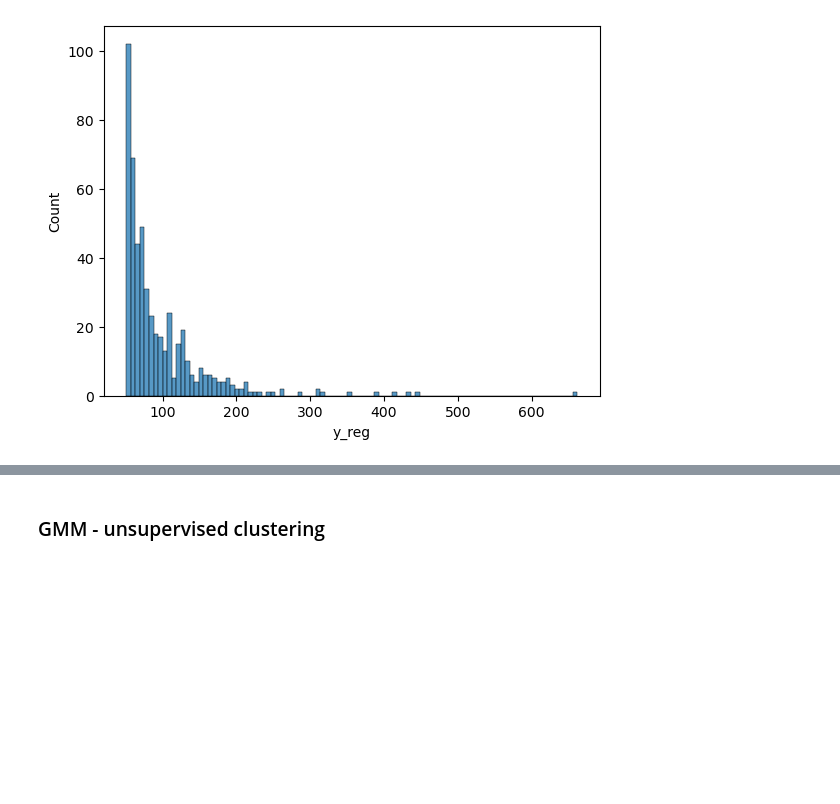
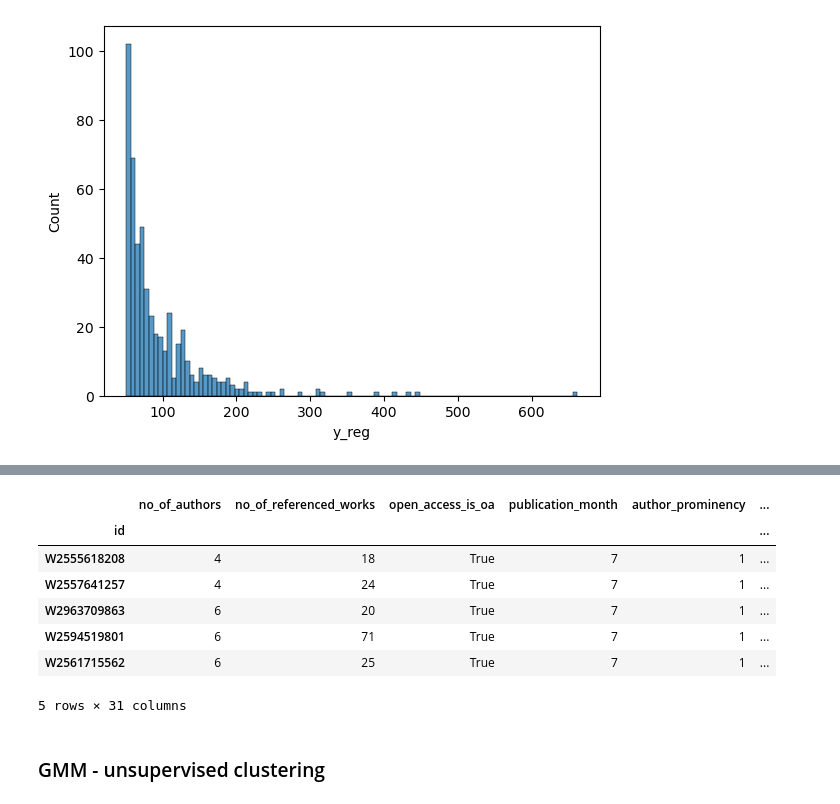
Before and after one commit to gtmdotme/citation_prediction, a Jupyter notebook: feature-extraction-gtm.ipynb, the cells around one changed output, grey strips where cells are left out. Cells and saved outputs as stored; diff of their text form; code cells hidden in the pictures; blank space fills up the shorter version.

```diff
--- a/feature-extraction-gtm.ipynb
+++ b/feature-extraction-gtm.ipynb
@@ -121,3 +301,14 @@ Name: y_reg, dtype: float64
+# %%
+df_new.head()
+# %% [output]
+|  | no_of_authors | no_of_referenced_works | open_access_is_oa | publication_month | author_prominency | ... |
+| id |  |  |  |  |  | ... |
+| W2555618208 | 4 | 18 | True | 7 | 1 | ... |
+| W2557641257 | 4 | 24 | True | 7 | 1 | ... |
+| W2963709863 | 6 | 20 | True | 7 | 1 | ... |
+| W2594519801 | 6 | 71 | True | 7 | 1 | ... |
+| W2561715562 | 6 | 25 | True | 7 | 1 | ... |
+5 rows × 31 columns
 # %% [markdown]
 ### GMM - unsupervised clustering
 # %%
```
Also changed, not shown: parts of 21 cells of this notebook, 2 other files.
